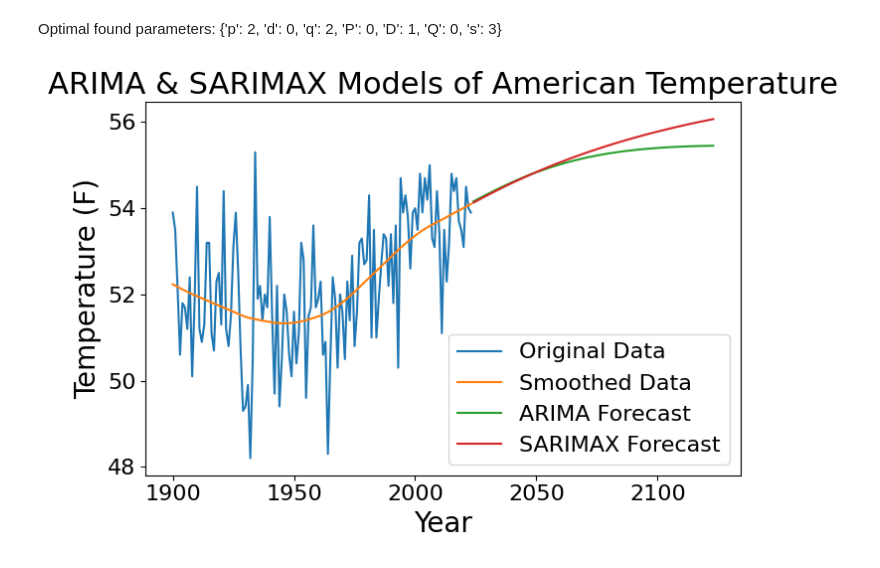
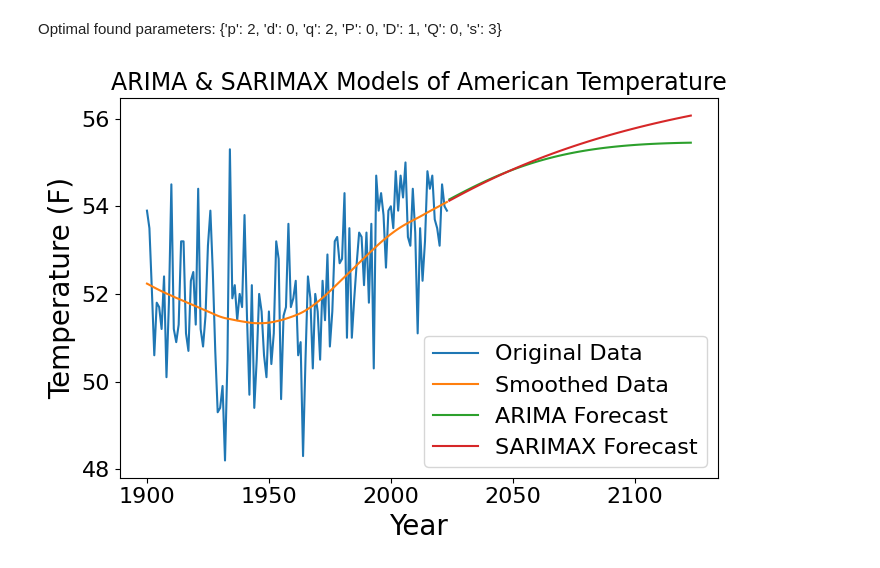
Before and after one commit to EthanPrimes/modeling_climate_change, a Jupyter notebook: arima_models.ipynb, the cells around one changed output. Drawn from its saved outputs; the diff is of its cells as text; code cells hidden in the pictures.

```diff
--- a/arima_models.ipynb
+++ b/arima_models.ipynb
@@ -500,33 +502,34 @@ model = SARIMAX(
             order = (2, 0, 2),
             seasonal_order= (0, 1, 0, 3)
         )
 res = model.fit()
 forecast = res.forecast(steps=steps)
 
 fig, ax = plt.subplots(figsize=(7, 5))
 
 # ax.plot(y.index, y.values, label='Observed')
 # ax.plot(y.index, smoothed_level, label='Smoothed')
 
 # ax.set_title('Kalman Smoothed Temperature Trend', fontsize=22)
 # ax.set_xlabel('Year', fontsize=20)
 # ax.set_ylabel('Temperature (F)', fontsize=20)
 
 # Plotting the results
 ax.plot(pd.RangeIndex(1900, 2024), avtemp_df, label="Original Data")
 ax.plot(pd.RangeIndex(1900, 2024), data, label="Smoothed Data")
 ax.plot(pred_index[1:], pred[1:], label="ARIMA Forecast")
 ax.plot(pd.RangeIndex(2024, 2024 + steps), forecast, label="SARIMAX Forecast")
 ax.set_xlabel("Year", fontsize=20)
 ax.set_ylabel(r"Temperature (F)", fontsize=20)
-ax.set_title(f"ARIMA & SARIMAX Models of American Temperature", fontsize=22)
+ax.set_title(f"ARIMA & SARIMAX Models of American Temperature", fontsize=17)
 # plt.axvline(2000, c="red", label="Your birth")
 # plt.axvline(2035, c="red", label="Your first child's birth")
 # plt.axvline(2070, c="red", label="Your first grandchild's birth")
 # plt.axvline(2100, c="black", label="You all die")
 plt.tick_params(axis='both', labelsize=16)
 plt.legend(fontsize=16)
 plt.tight_layout()
-plt.show()
+# plt.show()
+plt.savefig("us_temp_sarimax_arima.png", dpi=800)
 # %% [output]
-[figure, old version]
+[figure, new version]
```
Also changed, not shown: parts of 1 cell of this notebook, 7 other files.
